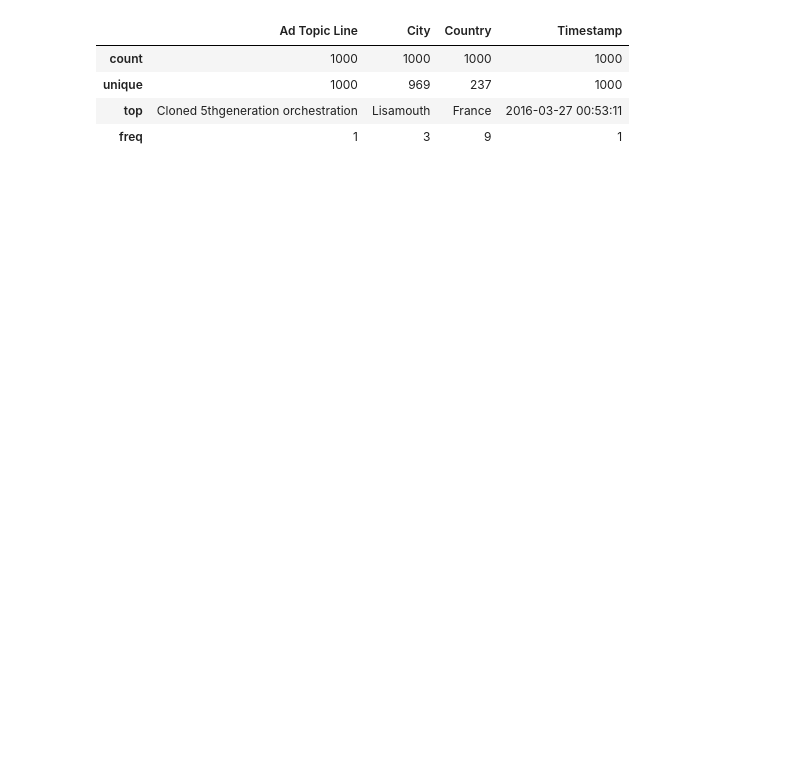
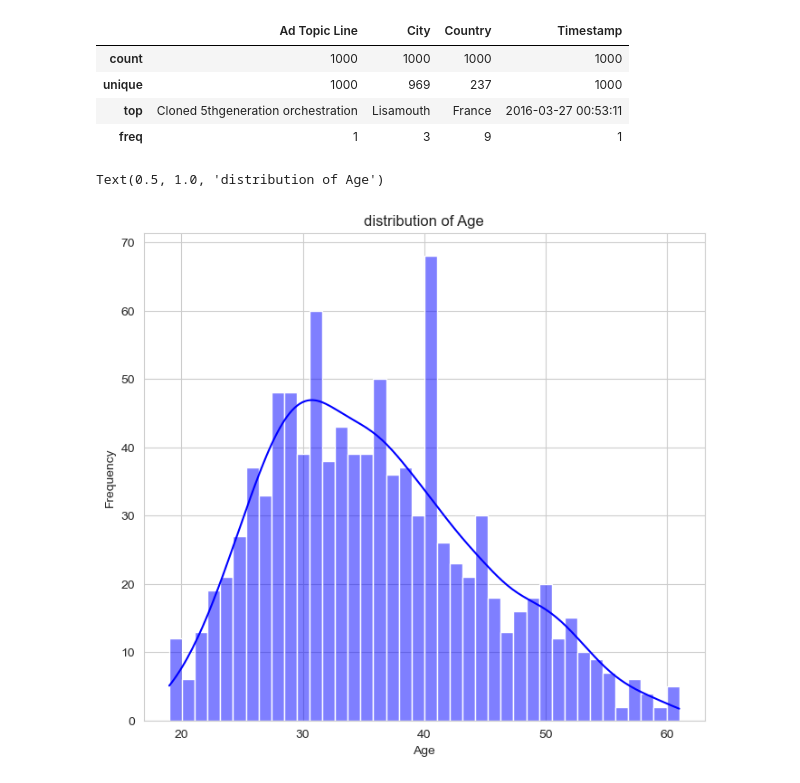
Before and after one commit to Malinda1/machine-learning_course_01, a Jupyter notebook: Logistic_Regression/logistic regression.ipynb, the cells around one changed output. Saved outputs shown, nothing was run; the diff lists cells and outputs as text; code cells hidden in the pictures; blank space fills up the shorter version.

```diff
--- a/Logistic_Regression/logistic regression.ipynb
+++ b/Logistic_Regression/logistic regression.ipynb
@@ -417,3 +417,20 @@ data_v2.describe(include = ['object'])
 | unique | 1000 | 969 | 237 | 1000 |
 | top | Cloned 5thgeneration orchestration | Lisamouth | France | 2016-03-27 00:53:11 |
 | freq | 1 | 3 | 9 | 1 |
+# %%
+sns.set_style('whitegrid')
+plt.figure(figsize = (8, 7))
+sns.histplot(
+    x = 'Age',
+    data = data_v2,
+    bins = 40,
+    kde = True,
+    color = 'blue'
+)
+
+plt.xlabel('Age')
+plt.ylabel('Frequency')
+plt.title('distribution of Age')
+# %% [output]
+Text(0.5, 1.0, 'distribution of Age')
+[figure, added]
```
Also changed, not shown: parts of 13 cells of this notebook.
